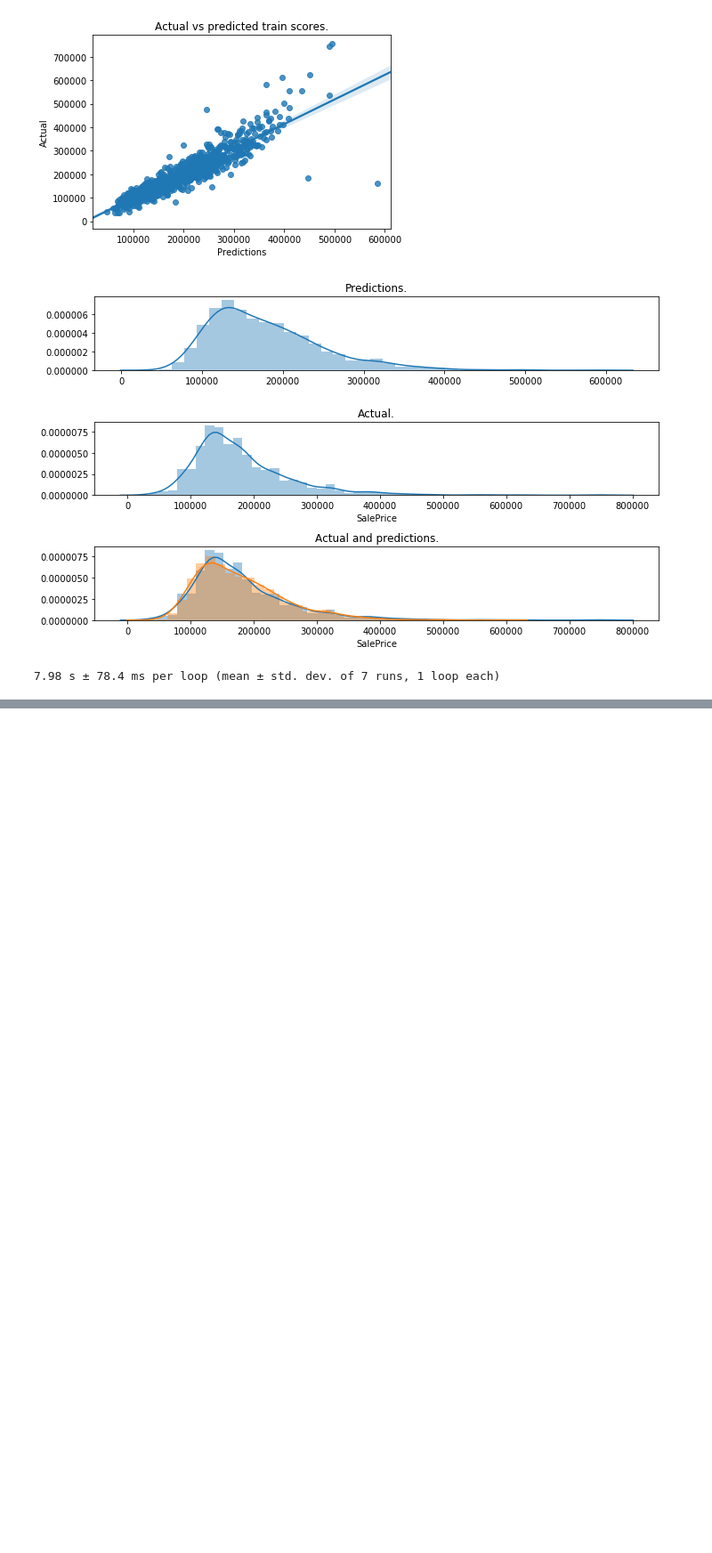
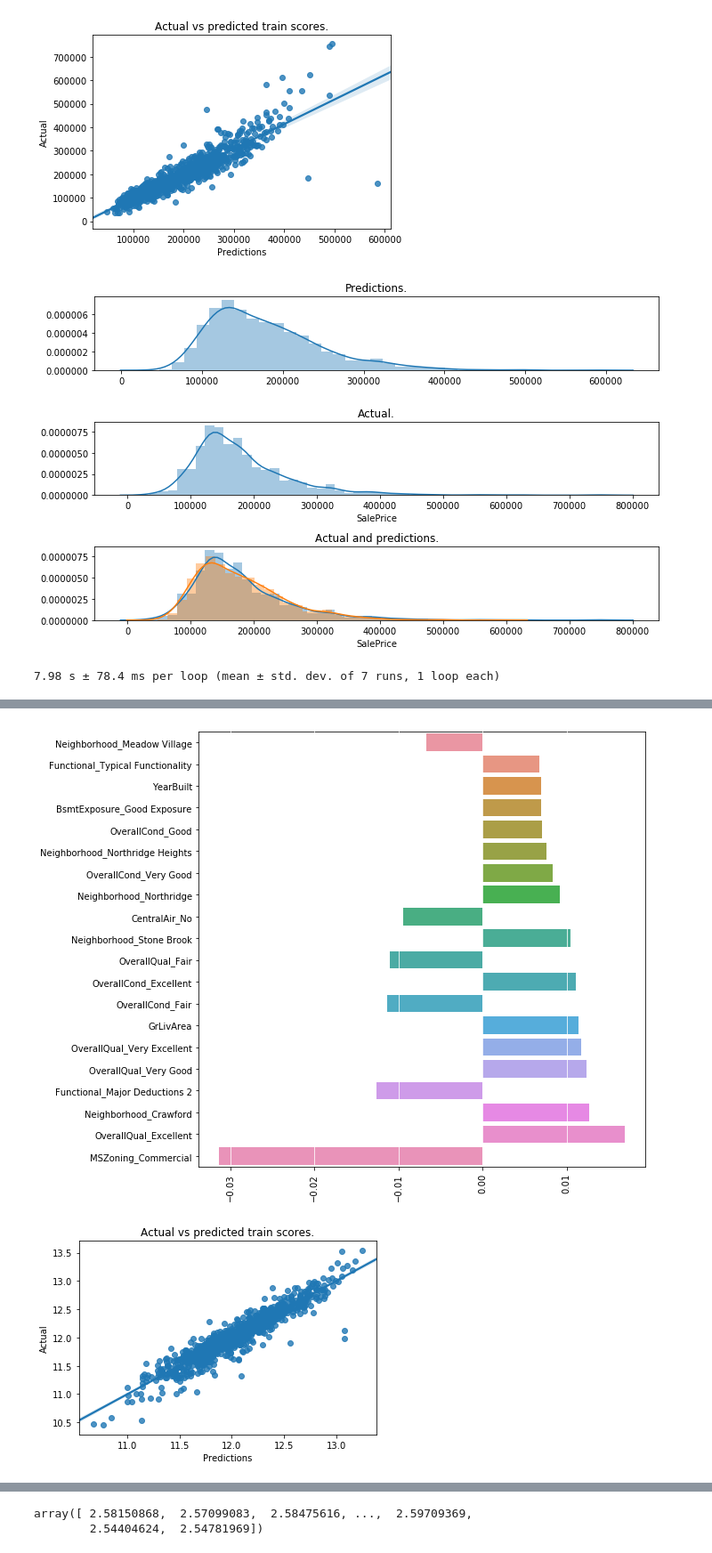
Before and after one commit to matkalinowski/Kaggle-House-prices, a Jupyter notebook: Linear regression.ipynb, the cells around one changed output, grey strips where cells are left out. Shown at 89% size. Saved outputs shown, nothing was run; the diff lists cells and outputs as text; code cells hidden in the pictures; blank space fills up the shorter version.

```diff
--- a/Linear regression.ipynb
+++ b/Linear regression.ipynb
@@ -262,0 +293,26 @@ Lambda parameter is very low, I cant get more training data, so what left is to
+# %%
+train = ds.train_data
+test = ds.test_data
+ytrain = ds.train_response
+
+number_type = get_number_types(train)
+
+skewness = number_type.apply(lambda x: skew(x))
+cols_to_log = skewness[np.abs(skewness.sort_values()) >= .75].index
+
+train_log = log_given_columns(train, cols_to_log)
+test_log = log_given_columns(test, cols_to_log)
+trainWithDummies, testWithDummies = get_df_for_predictions(train_log, test_log)
+# %%
+from sklearn.utils import resample
+
+def get_reliable_coef(model, X, y, iters=1000):
+    coefs = []
+    for _ in range(iters):
+        coefs.append(model.fit(*resample(X, y)).coef_)
+    df = pd.DataFrame(coefs)
+    df.columns = trainWithDummies.columns
+    return df
+
+coefs = get_reliable_coef(Lasso(alpha=.0004, normalize=False, max_iter=5000), trainWithDummies, np.log1p(ytrain))
+coefs.head()
@@ -262,0 +327,8 @@ Lambda parameter is very low, I cant get more training data, so what left is to
+# %%
+df = pd.DataFrame([coefs.mean(), coefs.std()]).T
+df.columns = ['coef_mean', 'coef_std']
+df['abs_coef_mean'] = np.abs(df.coef_mean)
+df = df.sort_values(by='abs_coef_mean', ascending=False).round(5)
+df.head()
+
+best_85_quantile_cols = df[df.abs_coef_mean > df.abs_coef_mean.quantile(.85)].index
@@ -262,0 +342,3 @@ Lambda parameter is very low, I cant get more training data, so what left is to
+# %%
+lasso_param_grid = dict(alpha=[1e-7, 1e-5, 1e-4, 3e-4, 4e-4, 5e-4, 1e-3])
+lasso_cols_selected = predict_with_kfold(RegressionResults, Lasso(normalize=False, max_iter=7000), lasso_param_grid, X=trainWithDummies.loc[:, best_85_quantile_cols], test=testWithDummies.loc[:, best_85_quantile_cols])
@@ -262,0 +354,5 @@ Lambda parameter is very low, I cant get more training data, so what left is to
+# %%
+lasso_cols_selected.plot_results()
+# %% [output]
+[figure, added]
+[figure, added]
@@ -262,0 +361,5 @@ Lambda parameter is very low, I cant get more training data, so what left is to
+# %%
+lasso_cols_selected.grid.predict(trainWithDummies.loc[:, best_85_quantile_cols])
+# %% [output]
+array([ 2.58150868,  2.57099083,  2.58475616, ...,  2.59709369,
+        2.54404624,  2.54781969])
```
Also changed, not shown: parts of 23 cells of this notebook, 4 other files.
